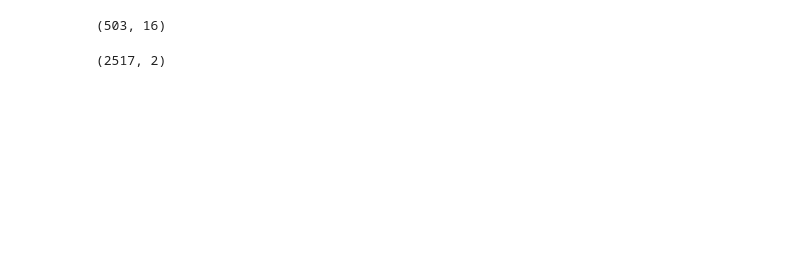
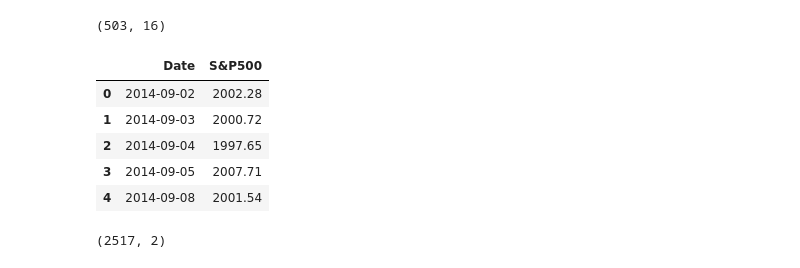
Before and after one commit to zibia-cunha/S-P500-exploratory-financial-anallysis, a Jupyter notebook: analiseM.ipynb, the cells around one changed output. Cells and saved outputs as stored; diff of their text form; code cells hidden in the pictures; blank space fills up the shorter version.

```diff
--- a/analiseM.ipynb
+++ b/analiseM.ipynb
@@ -98,6 +98,15 @@ df_companies.head()
 df_companies.shape
 # %% [output]
 (503, 16)
+# %%
+df_index.head()
+# %% [output]
+|  | Date | S&P500 |
+| 0 | 2014-09-02 | 2002.28 |
+| 1 | 2014-09-03 | 2000.72 |
+| 2 | 2014-09-04 | 1997.65 |
+| 3 | 2014-09-05 | 2007.71 |
+| 4 | 2014-09-08 | 2001.54 |
 # %%
 df_index.shape
 # %% [output]
```
Also changed, not shown: parts of 5 cells of this notebook.
